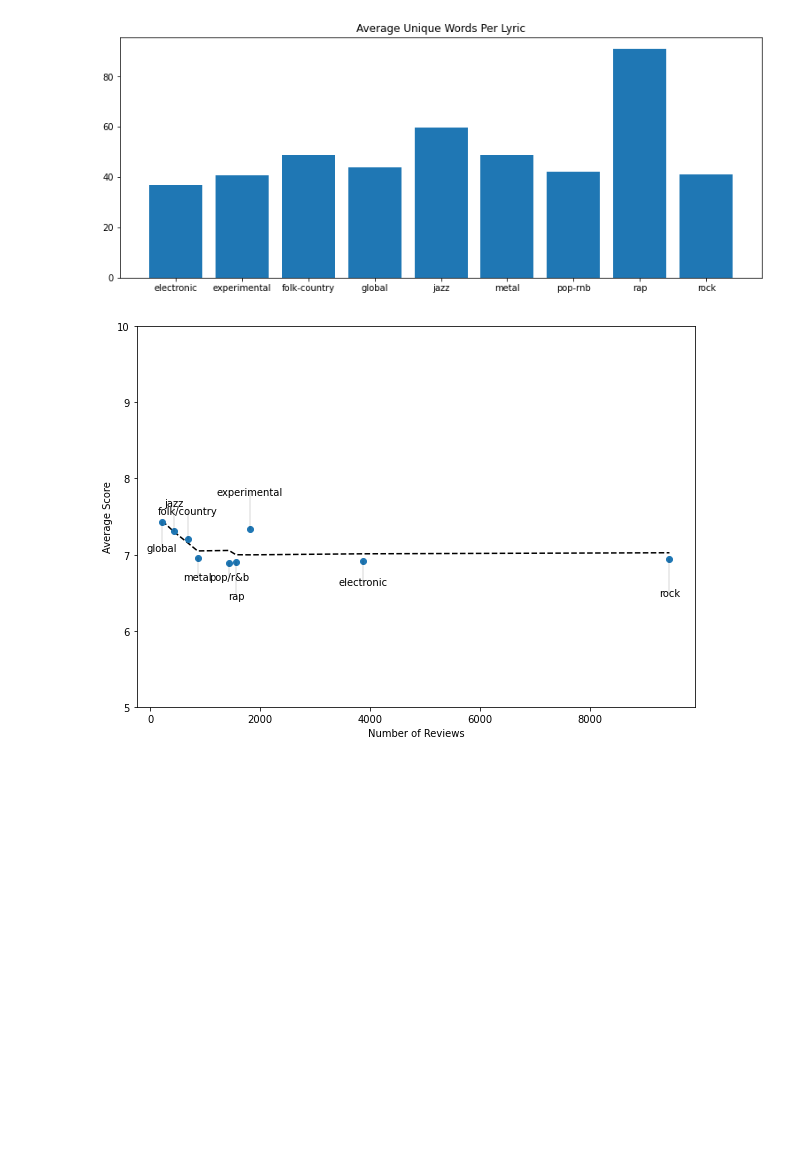
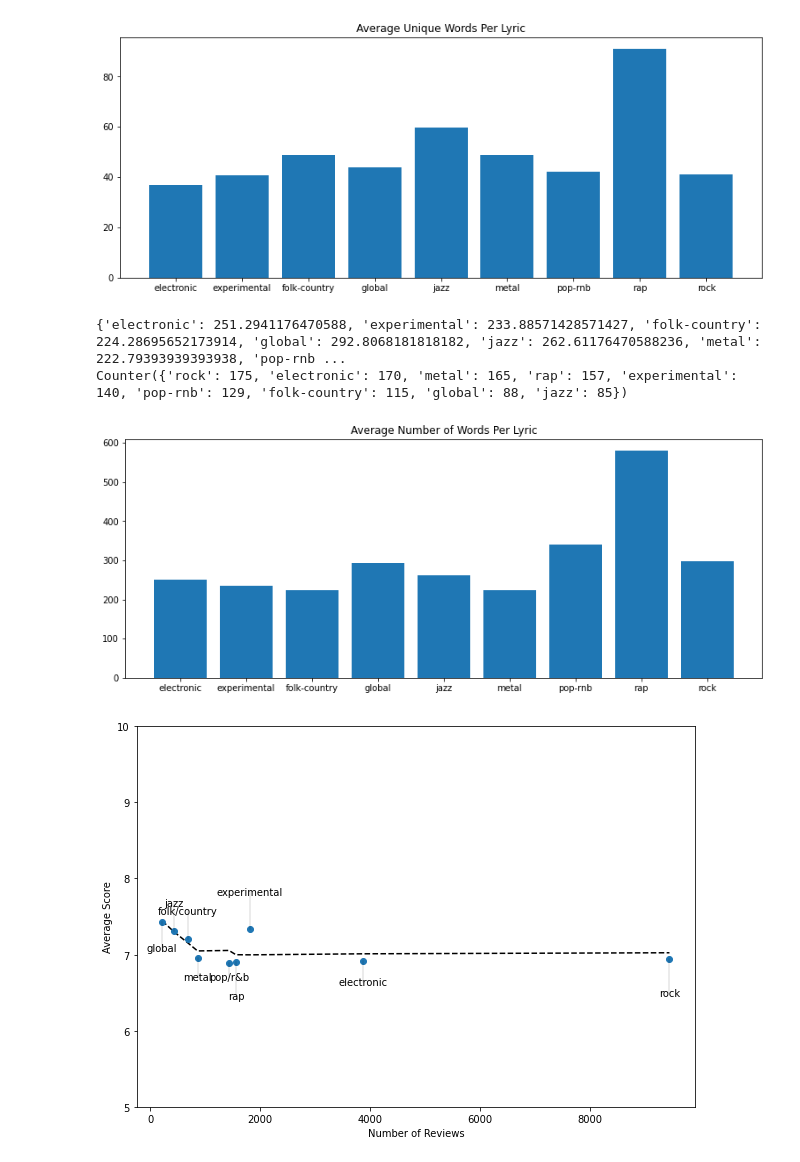
Before and after one commit to obsqyr/TDDE16-project, a Jupyter notebook: lyrics-classifier.ipynb, the cells around one changed output. Saved outputs shown, nothing was run; the diff lists cells and outputs as text; code cells hidden in the pictures; blank space fills up the shorter version.

```diff
--- a/lyrics-classifier.ipynb
+++ b/lyrics-classifier.ipynb
@@ -404,28 +403,32 @@ Counter({'rock': 175, 'electronic': 170, 'metal': 165, 'rap': 157, 'experimental
 # %%
 import matplotlib.pyplot as plt
 import collections
 
 # average amount of words
 d = {'electronic': [], 'experimental' : [],
                      'folk-country' : [], 'global' : [],
                      'jazz' : [], 'metal' : [], 'pop-rnb' : [],
                      'rap' : [], 'rock' : []}
 
 
 for lyric, genre in zip(lyrics, genres):
     d[genre].extend(lyric.split())
 
 num = collections.Counter(genres)
 for key in d.keys():
     d[key] = len(d[key]) / num[key]
 
 print(d)
 print(num)
 
 plt.figure(figsize=(13,5))
 plt.bar(d.keys(), d.values())
-plt.title('Average Words Per Lyric')
+plt.title('Average Number of Words Per Lyric')
 plt.show()
+# %% [output]
+{'electronic': 251.2941176470588, 'experimental': 233.88571428571427, 'folk-country': 224.28695652173914, 'global': 292.8068181818182, 'jazz': 262.61176470588236, 'metal': 222.79393939393938, 'pop-rnb ...
+Counter({'rock': 175, 'electronic': 170, 'metal': 165, 'rap': 157, 'experimental': 140, 'pop-rnb': 129, 'folk-country': 115, 'global': 88, 'jazz': 85})
+[figure, added]
 # %%
 # review bias to genre?
 
```
Also changed, not shown: parts of 1 cell of this notebook, 1 other file.
